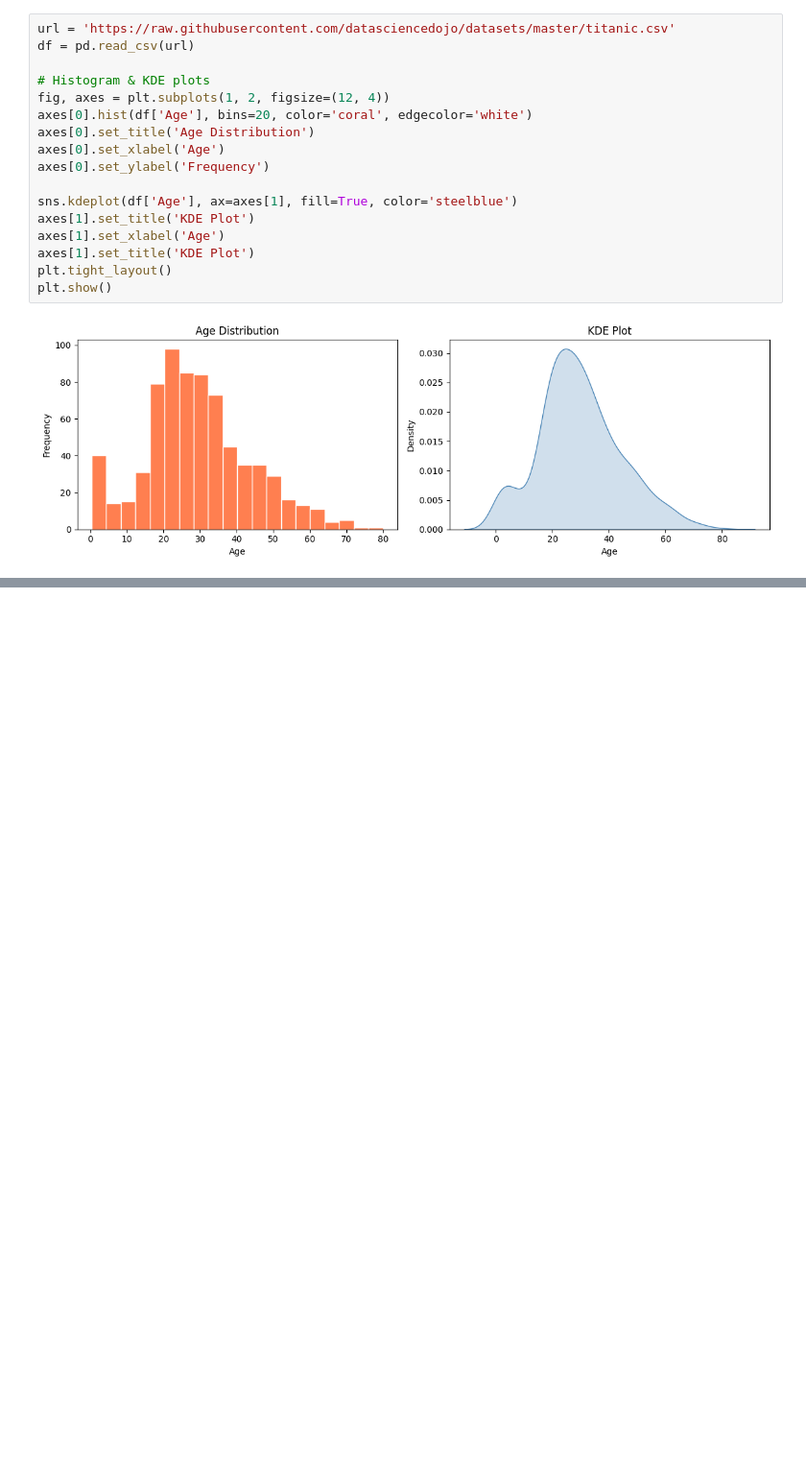
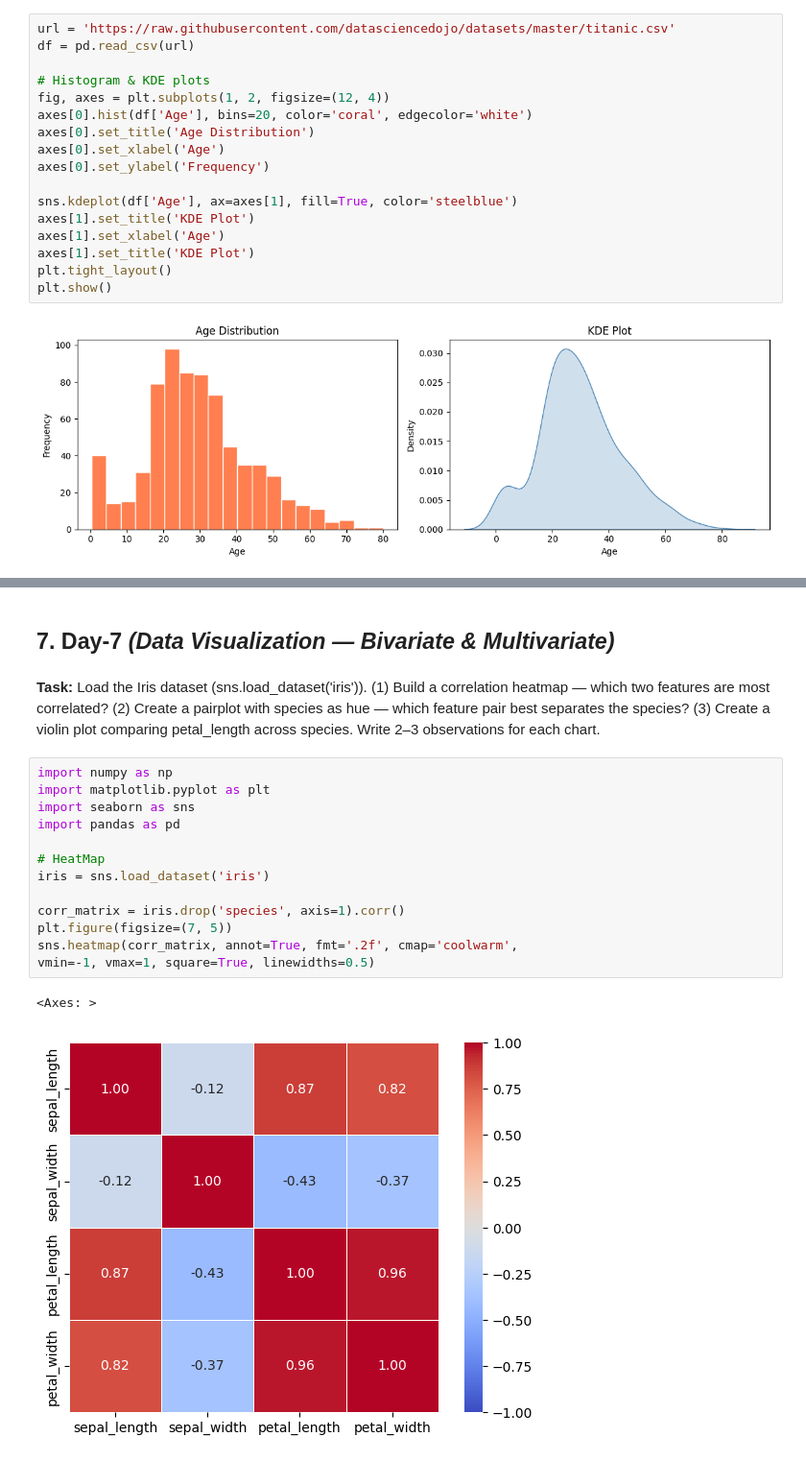
Before and after one commit to SAISANJAYR/Sai-s_IQube_Practice_Tasks, a Jupyter notebook: Sai's_IQube_Practice_Notebook.ipynb, the cells around one changed output, grey strips where cells are left out. Shown at 96% size. Saved outputs shown, nothing was run; the diff lists cells and outputs as text; blank space fills up the shorter version.

Commit message:
Added Day-7 tasks to my repo

```diff
--- a/Sai's_IQube_Practice_Notebook.ipynb
+++ b/Sai's_IQube_Practice_Notebook.ipynb
@@ -340,0 +311,23 @@ plt.show()
+# %% [markdown]
+## 7. **Day-7** *(Data Visualization — Bivariate & Multivariate)*
+# %% [markdown]
+**Task:** Load the Iris dataset (sns.load_dataset('iris')). (1) Build a correlation heatmap — which two
+features are most correlated? (2) Create a pairplot with species as hue — which feature pair
+best separates the species? (3) Create a violin plot comparing petal_length across species.
+Write 2–3 observations for each chart.
+# %%
+import numpy as np
+import matplotlib.pyplot as plt
+import seaborn as sns
+import pandas as pd
+
+# HeatMap
+iris = sns.load_dataset('iris')
+
+corr_matrix = iris.drop('species', axis=1).corr()
+plt.figure(figsize=(7, 5))
+sns.heatmap(corr_matrix, annot=True, fmt='.2f', cmap='coolwarm',
+vmin=-1, vmax=1, square=True, linewidths=0.5)
+# %% [output]
+<Axes: >
+[figure, added]
```
Also changed, not shown: parts of 9 cells of this notebook.
